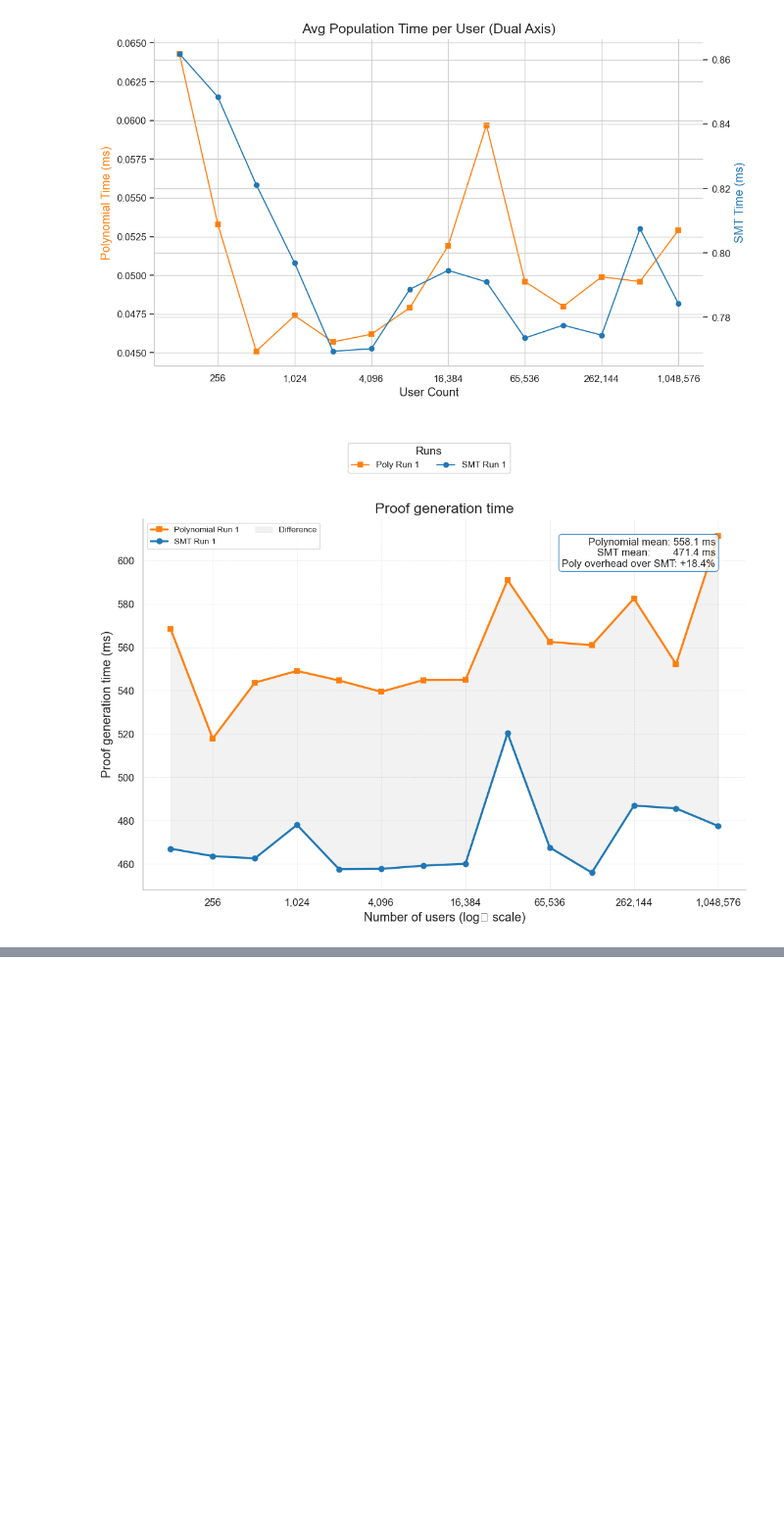
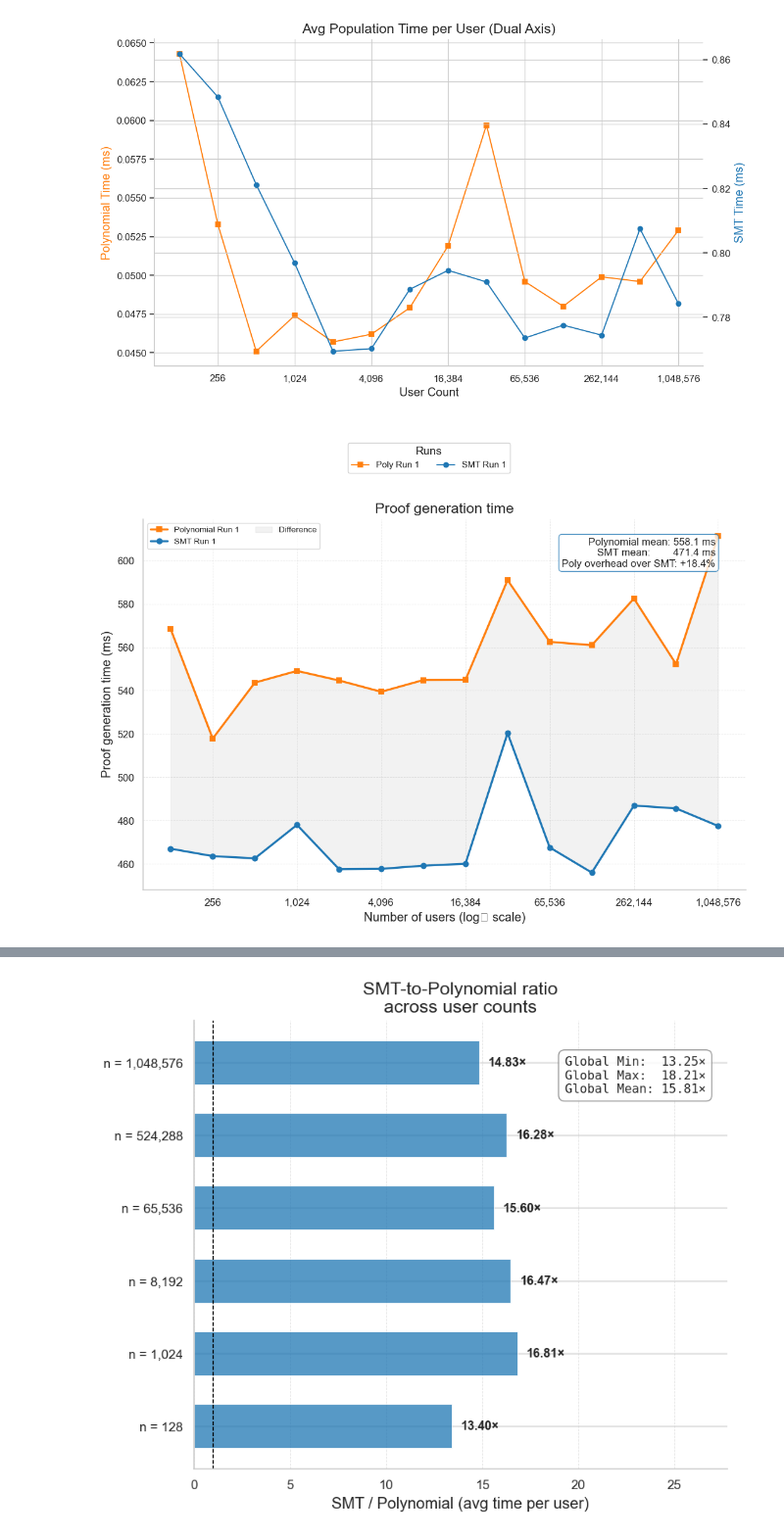
Before and after one commit to Samonto-Karmaker/ZKP-Polynomial-Vs-IMT, a Jupyter notebook: IMT_vs_PEB.ipynb, the cells around one changed output, grey strips where cells are left out. Shown at 98% size. Saved outputs shown, nothing was run; the diff lists cells and outputs as text; code cells hidden in the pictures; blank space fills up the shorter version.

```diff
--- a/IMT_vs_PEB.ipynb
+++ b/IMT_vs_PEB.ipynb
@@ -621,0 +583,88 @@ plt.show()
+# %%
+# --- Helper Function Tweak ---
+def stats_box(ax, text_lines, loc="upper right", **kwargs):
+    """
+    Custom wrapper to draw a statistics box inside the plot bounds.
+    """
+    text_content = "\n".join(text_lines)
+
+    # Positioned at 0.96 (right margin) and 0.92 (giving slightly more breathing room from the title)
+    if loc == "upper right":
+        x, y = 0.96, 0.92
+        va, ha = "top", "right"
+    else:
+        x, y = 0.96, 0.08
+        va, ha = "bottom", "right"
+
+    ax.text(
+        x, y, text_content,
+        transform=ax.transAxes,
+        verticalalignment=va,
+        horizontalalignment=ha,
+        fontsize=9.5,
+        fontfamily="monospace",  # Keeps columns aligned nicely
+        bbox=dict(boxstyle="round,pad=0.5", facecolor="white", edgecolor="gray", alpha=0.85)
+    )
+
+# --- 1. Global Dataset Statistics (All user counts) ---
+all_user_counts = combined['user_count'].unique()
+all_ratios = []
+
+for n in all_user_counts:
+    p = combined[(combined['scheme_type'] == 'Polynomial') & (combined['user_count'] == n)]['avg_population_time_ms'].mean()
+    m = combined[(combined['scheme_type'] == 'SMT')        & (combined['user_count'] == n)]['avg_population_time_ms'].mean()
+
+    if pd.notna(p) and pd.notna(m) and p != 0:
+        all_ratios.append(m / p)
+
+# --- 2. Chart Specific Sub-selection (The 6 Target Bars) ---
+select_n = [128, 1024, 8192, 65536, 524288, 1048576]
+ratios   = []
+
+for n in select_n:
+    p = combined[(combined['scheme_type'] == 'Polynomial') & (combined['user_count'] == n)]['avg_population_time_ms'].mean()
+    m = combined[(combined['scheme_type'] == 'SMT')        & (combined['user_count'] == n)]['avg_population_time_ms'].mean()
+    ratios.append(m / p)
+
+# --- 3. Figure Visualization Layout ---
+fig, ax_ratio = plt.subplots(figsize=(7, 6))
+
+bars = ax_ratio.barh(
+    [f"n = {n:,}" for n in select_n],
+    ratios,
+    color=SMT_COLOR, alpha=0.75,
+    edgecolor='white', linewidth=0.6, height=0.6
+)
+
+# Render numeric data labels next to the horizontal bars
+for bar, val in zip(bars, ratios):
+    ax_ratio.text(val + 0.5, bar.get_y() + bar.get_height() / 2,
+                  f"{val:.2f}×", va='center', fontsize=9.5, fontweight='bold')
+
+# Styling and Axes adjustments
+ax_ratio.set_xlabel("SMT / Polynomial (avg time per user)", fontsize=LABEL_FONT)
+ax_ratio.set_title("SMT-to-Polynomial ratio\nacross user counts", fontsize=TITLE_FONT)
+ax_ratio.axvline(1, color='black', linewidth=0.8, linestyle='--')
+ax_ratio.grid(axis='x', linestyle='--', linewidth=0.5, alpha=0.5)
+
+# --- CRITICAL FIX: Squeezing the bars aggressively to the left ---
+# Bumping the x-axis maximum to 1.65x of your largest bar completely secures the
+# right side of the viewport for clean text layouts.
+ax_ratio.set_xlim(0, max(ratios) * 1.65)
+
+# --- 4. Plotting the Global Statistics Box ---
+stats_box(
+    ax_ratio,
+    [
+        f"Global Min:  {min(all_ratios):.2f}×",
+        f"Global Max:  {max(all_ratios):.2f}×",
+        f"Global Mean: {np.mean(all_ratios):.2f}×",
+    ],
+    loc="upper right"
+)
+
+plt.tight_layout()
+plt.savefig(GRAPHS_DIR / "ratio_bar_chart.png", bbox_inches='tight', dpi=300)
+plt.show()
+# %% [output]
+[figure, added]
```
Also changed, not shown: parts of 2 cells of this notebook, 2 other files.
